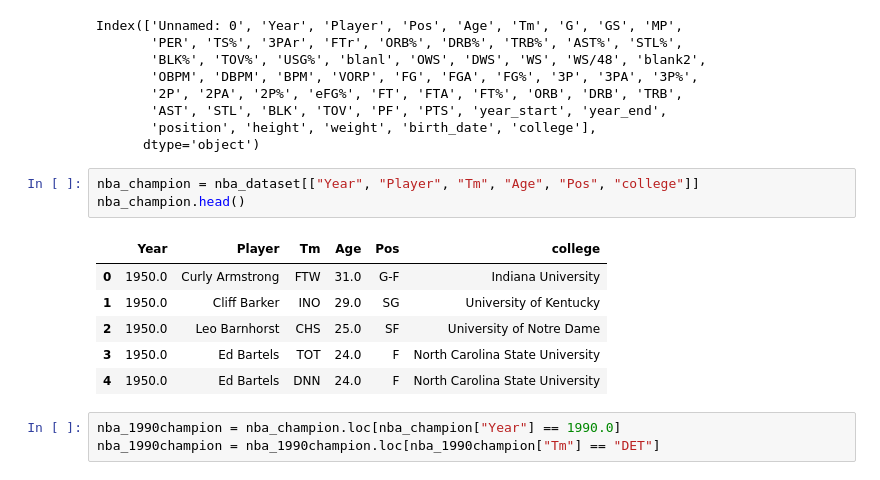
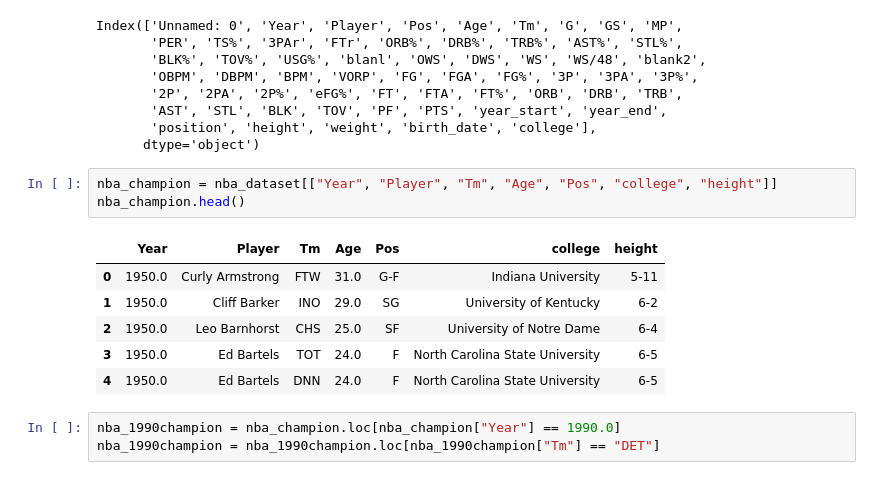
Before and after one commit to khodges10/Project1, a Jupyter notebook: NbaProject.ipynb, the cells around one changed output. Cells and saved outputs as stored; diff of their text form.

```diff
--- a/NbaProject.ipynb
+++ b/NbaProject.ipynb
@@ -26,15 +26,15 @@ Index(['Unnamed: 0', 'Year', 'Player', 'Pos', 'Age', 'Tm', 'G', 'GS', 'MP',
        'position', 'height', 'weight', 'birth_date', 'college'],
       dtype='object')
 # %%
-nba_champion = nba_dataset[["Year", "Player", "Tm", "Age", "Pos", "college"]]
+nba_champion = nba_dataset[["Year", "Player", "Tm", "Age", "Pos", "college", "height"]]
 nba_champion.head()
 # %% [output]
-|  | Year | Player | Tm | Age | Pos | college |
-| 0 | 1950.0 | Curly Armstrong | FTW | 31.0 | G-F | Indiana University |
-| 1 | 1950.0 | Cliff Barker | INO | 29.0 | SG | University of Kentucky |
-| 2 | 1950.0 | Leo Barnhorst | CHS | 25.0 | SF | University of Notre Dame |
-| 3 | 1950.0 | Ed Bartels | TOT | 24.0 | F | North Carolina State University |
-| 4 | 1950.0 | Ed Bartels | DNN | 24.0 | F | North Carolina State University |
+|  | Year | Player | Tm | Age | Pos | college | height |
+| 0 | 1950.0 | Curly Armstrong | FTW | 31.0 | G-F | Indiana University | 5-11 |
+| 1 | 1950.0 | Cliff Barker | INO | 29.0 | SG | University of Kentucky | 6-2 |
+| 2 | 1950.0 | Leo Barnhorst | CHS | 25.0 | SF | University of Notre Dame | 6-4 |
+| 3 | 1950.0 | Ed Bartels | TOT | 24.0 | F | North Carolina State University | 6-5 |
+| 4 | 1950.0 | Ed Bartels | DNN | 24.0 | F | North Carolina State University | 6-5 |
 # %%
 nba_1990champion = nba_champion.loc[nba_champion["Year"] == 1990.0]
 nba_1990champion = nba_1990champion.loc[nba_1990champion["Tm"] == "DET"]
```
Also changed, not shown: parts of 21 cells of this notebook, 3 other files.
